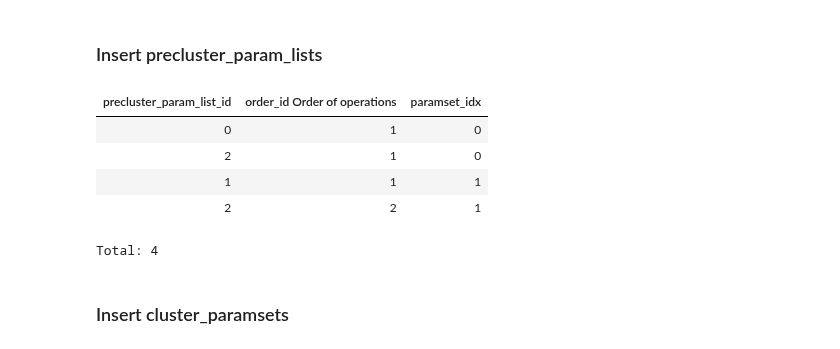
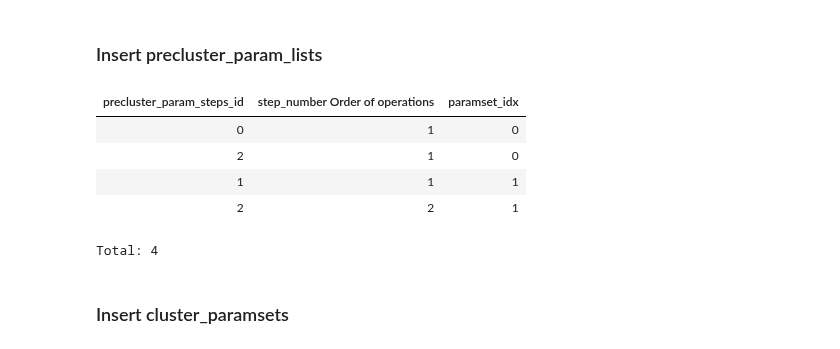
Before and after one commit to BrainCOGS/U19-pipeline-python, a Jupyter notebook: notebooks/TestAutomaticPipeline.ipynb, the cells around one changed output. Cells and saved outputs as stored; diff of their text form; code cells hidden in the pictures.

```diff
--- a/notebooks/TestAutomaticPipeline.ipynb
+++ b/notebooks/TestAutomaticPipeline.ipynb
@@ -89,47 +92,47 @@ Total: 4
 # %% [markdown]
 ### Insert precluster_param_lists
 # %%
-paramlist = {'precluster_param_list_id':0}
-ephys_element.PreClusterParamList.insert1(paramlist, skip_duplicates=True)
+paramlist = {'precluster_param_steps_id':0}
+ephys_element.PreClusterParamSteps.insert1(paramlist, skip_duplicates=True)
 
 paramorder = {
-'precluster_param_list_id': 0,
-'order_id': 1,
+'precluster_param_steps_id': 0,
+'step_number': 1,
 'paramset_idx': 0
 }
-ephys_element.PreClusterParamList.ParamOrder.insert1(paramorder, skip_duplicates=True)
+ephys_element.PreClusterParamSteps.Step.insert1(paramorder, skip_duplicates=True)
 
 
-paramlist = {'precluster_param_list_id':1}
-ephys_element.PreClusterParamList.insert1(paramlist, skip_duplicates=True)
+paramlist = {'precluster_param_steps_id':1}
+ephys_element.PreClusterParamSteps.insert1(paramlist, skip_duplicates=True)
 
 paramorder = {
-'precluster_param_list_id': 1,
-'order_id': 1,
+'precluster_param_steps_id': 1,
+'step_number': 1,
 'paramset_idx': 1
 }
-ephys_element.PreClusterParamList.ParamOrder.insert1(paramorder, skip_duplicates=True)
+ephys_element.PreClusterParamSteps.Step.insert1(paramorder, skip_duplicates=True)
 
 
-paramlist = {'precluster_param_list_id':2}
-ephys_element.PreClusterParamList.insert1(paramlist,skip_duplicates=True)
+paramlist = {'precluster_param_steps_id':2}
+ephys_element.PreClusterParamSteps.insert1(paramlist,skip_duplicates=True)
 
 paramorder = {
-'precluster_param_list_id': 2,
-'order_id': 1,
+'precluster_param_steps_id': 2,
+'step_number': 1,
 'paramset_idx': 0
 }
-ephys_element.PreClusterParamList.ParamOrder.insert1(paramorder, skip_duplicates=True)
+ephys_element.PreClusterParamSteps.Step.insert1(paramorder, skip_duplicates=True)
 paramorder = {
-'precluster_param_list_id': 2,
-'order_id': 2,
+'precluster_param_steps_id': 2,
+'step_number': 2,
 'paramset_idx': 1
 }
-ephys_element.PreClusterParamList.ParamOrder.insert1(paramorder, skip_duplicates=True)
+ephys_element.PreClusterParamSteps.Step.insert1(paramorder, skip_duplicates=True)
 
-ephys_element.PreClusterParamList.ParamOrder()
+ephys_element.PreClusterParamSteps.Step()
 # %% [output]
-| precluster_param_list_id | order_id Order of operations | paramset_idx |
+| precluster_param_steps_id | step_number Order of operations | paramset_idx |
 | 0 | 1 | 0 |
 | 2 | 1 | 0 |
 | 1 | 1 | 1 |
```
Also changed, not shown: parts of 3 cells of this notebook, 7 other files.
